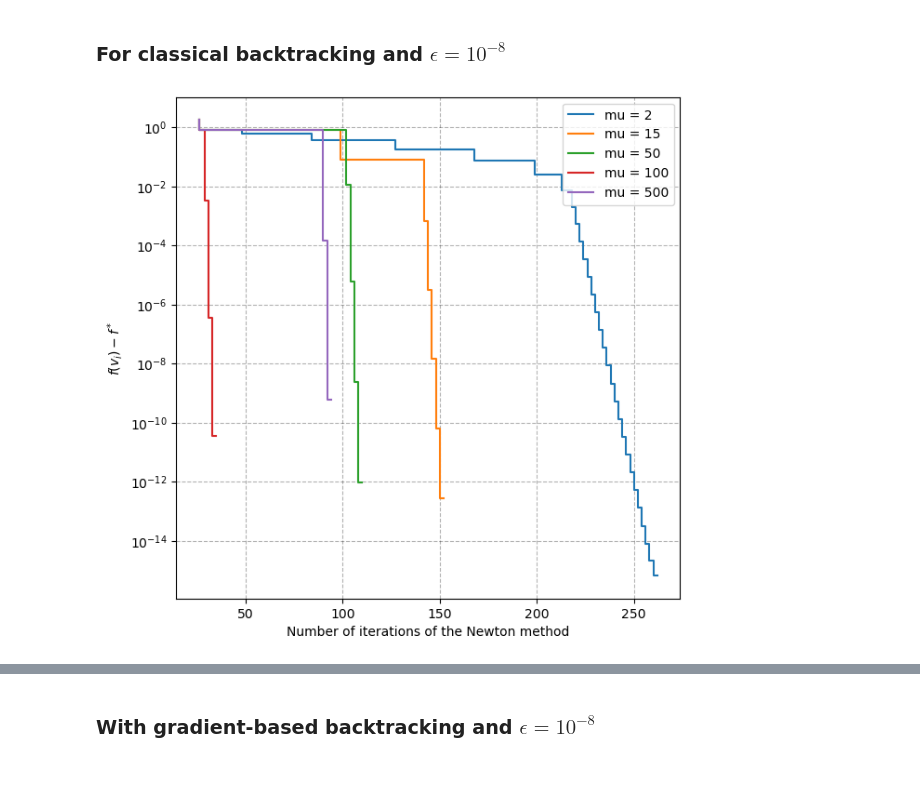
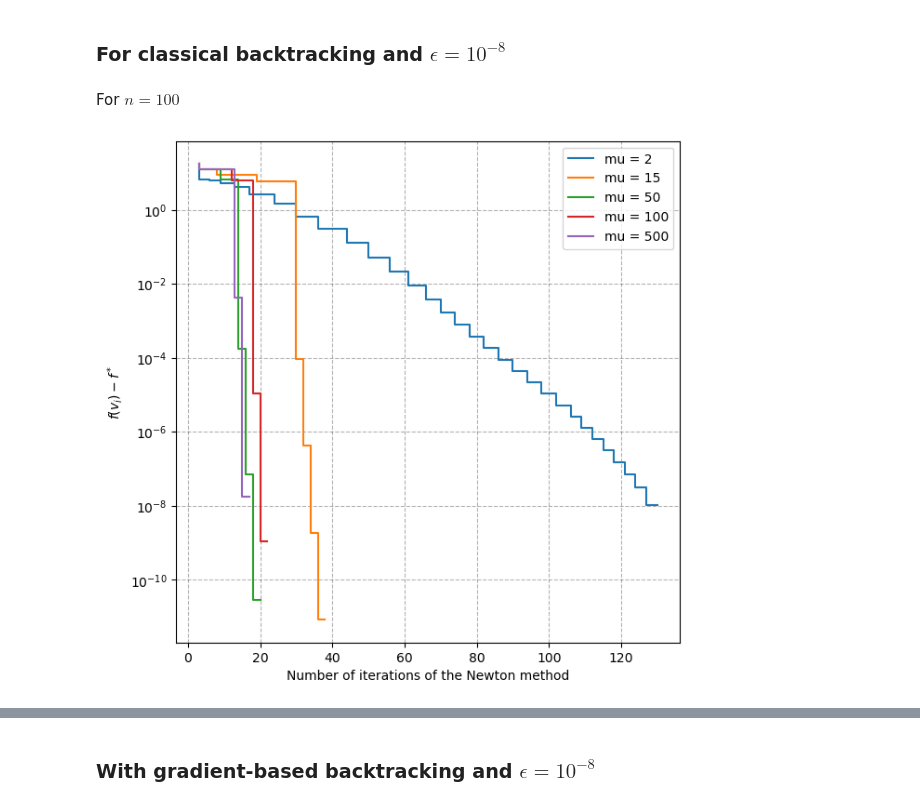
Before and after one commit to roomate/MVA-Projects, a Jupyter notebook: Convex Optimization for ML/HW3.ipynb, the cells around one changed output, grey strips where cells are left out. Saved outputs shown, nothing was run; the diff lists cells and outputs as text; code cells hidden in the pictures; blank space fills up the shorter version.

```diff
--- a/Convex Optimization for ML/HW3.ipynb
+++ b/Convex Optimization for ML/HW3.ipynb
@@ -137,7 +141,7 @@ def f_t(Q,p,A,b,x,t):
 # %%
 def f_0(Q,p,x):
     """
-    return the objective function evaluated at x
+    return the objective function evaluated at x, without log_barrier function
     Args :
         x: (array) the point at which we evaluate the function, sized [n,]
         b: (array) rhs of the linear inequality, sized [2d,]
@@ -240,17 +383,3 @@ F = \large \begin{pmatrix}
     -X^T \\
 \end{pmatrix}
 $$
-# %%
-def test_symetry(M):
-    for i in range(n):
-        for j in range(n):
-            if M[i,j] != M[j,i]:
-                return False
-    return True
-
-def is_pos_def(x):
-    return np.all(np.linalg.eigvals(x) > 0)
-
-x = np.array([np.random.rand() for i in range(10)])
-hess = hess_f_t(Q,p,F,b,x,t)
-is_pos_def(hess)
@@ -263,5 +390,5 @@ This is the crucial step where we solve the minimization problem via Newton's me
 # %%
-def centering_step(Q,p,A,b,t,v0,eps):
+def centering_step(Q: np.ndarray[np.ndarray],p: np.ndarray, A: np.ndarray,b: np.ndarray,t: float, v0: np.ndarray, eps: float, backtrack = 'gradient'):
     """
     It computes the Newton method to solve the problem \grad f_t(x) = 0
 
@@ -285,9 +412,11 @@ def centering_step(Q,p,A,b,t,v0,eps):
     criteria = np.dot(dir,criteria)
     n_iter = 0
 
-    while (criteria > 2*eps): #criteria to stop
-        #alpha = backtracking_with_gradient(Q,p,A,b,x,t, dir)
-        alpha = backtracking(Q,p,A,b,x,t, dir)
+    while (criteria > 2*eps): #criteria to stop iterations
+        if backtrack == "gradient":
+            alpha = backtracking_with_gradient(Q,p,A,b,x,t, dir)
+        elif backtrack == "Vanilla":
+            alpha = backtracking(Q,p,A,b,x,t, dir)
         x = x + alpha*dir
 
         #computation of derivatives
@@ -311,16 +442,14 @@ We solve here the centering problem to draw a central path in the strictly feasi
 # %%
-def barr_method(Q,p,A,b,v0,eps) :
+def barr_method(Q: np.ndarray[np.ndarray], p: np.ndarray, A:np.ndarray, b:np.ndarray, v0:np.ndarray ,eps: float, backtrack:float = "gradient"):
     X = [[] for i in range(5)]
     N_iter = [[] for i in range(len(Mu))]
     for i in range(len(Mu)):
         t = 1
         x = v0
         while (2*d/t > eps):
-            V, n_iter = centering_step(Q,p,A,b,t,x,eps) #n_iter is the number of column of V
+            V, n_iter = centering_step(Q, p, A, b, t, x, eps, backtrack) #n_iter is the number of column of V
             t *= Mu[i]
             x = V[-1] #Principle of the central path : we start from the last solution computed previously
             N_iter[i] += [n_iter]
             X[i] += [x] #sequence of iteration for this t*mu
     return X, N_iter
-v0 = np.zeros((n))
-X, N_iter = barr_method(Q,p,F,b,v0,eps)
@@ -335,21 +457,26 @@ def sum(L): #Sum with the left neighbour
 ## Results
 # %% [markdown]
 ### For classical backtracking and $\epsilon = 10^{-8}$
+# %% [markdown]
+For $n = 100$
 # %%
+v0 = feasible_point_phase_I(F,b)
+X, N_iter = barr_method(Q,p,F,b,v0,eps, backtrack="Vanilla")
+
 for i in range(len(Mu)):
     plt.figure(num=1,figsize=(7,7))
     n_iter = N_iter[i]
-    Newton_iter = sum(n_iter) #abscisse
+    Newton_iter = np.cumsum(n_iter) #abscisse
     V = X[i] #give me the sequence for this mu
     f = [f_0(Q,p,V[j]) for j in range(len(V))] #I evaluate at every sequence the objective function
     gap = [f_0(Q,p,[0 for i in range(n)]) - f[-1]] + [p - f[-1] for p in f[:-1]] #This is the gap at every iteration
     plt.step(Newton_iter, gap, label='mu = '+str(Mu[i]))
     plt.figure(1)
     plt.legend(loc = 'upper right')
     plt.semilogy()
     plt.xlabel('Number of iterations of the Newton method')
     plt.ylabel('$f(v_i)-f^*$')
     plt.rc('grid', linestyle="--", color='black',alpha = 0.3)
     plt.grid(True)
 # %% [output]
-[figure, old version]
+[figure, new version]
```
Also changed, not shown: parts of 22 cells of this notebook.
